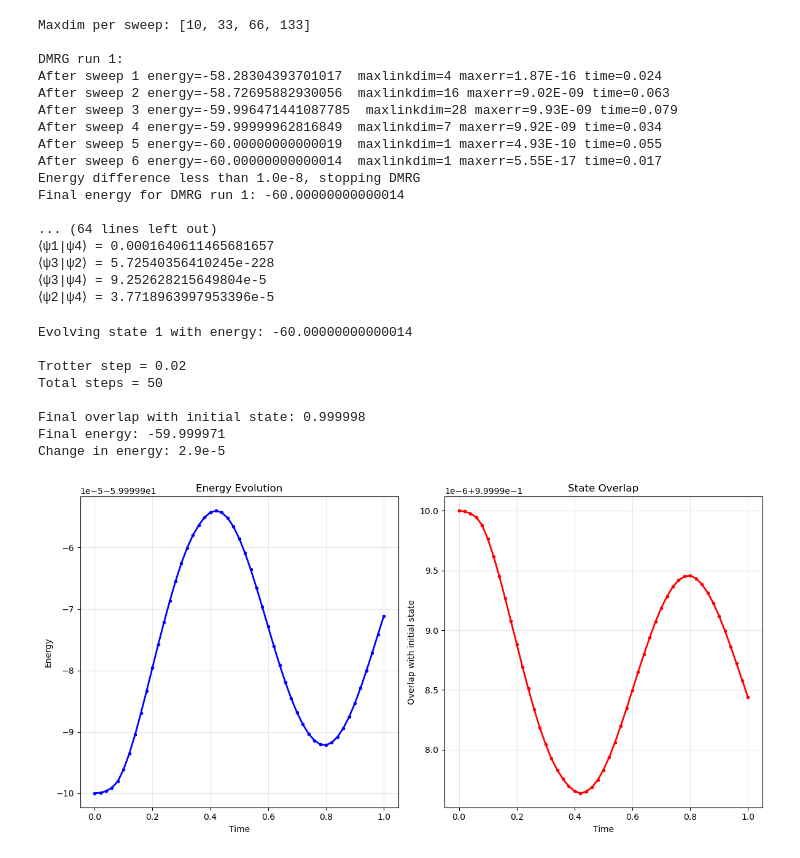
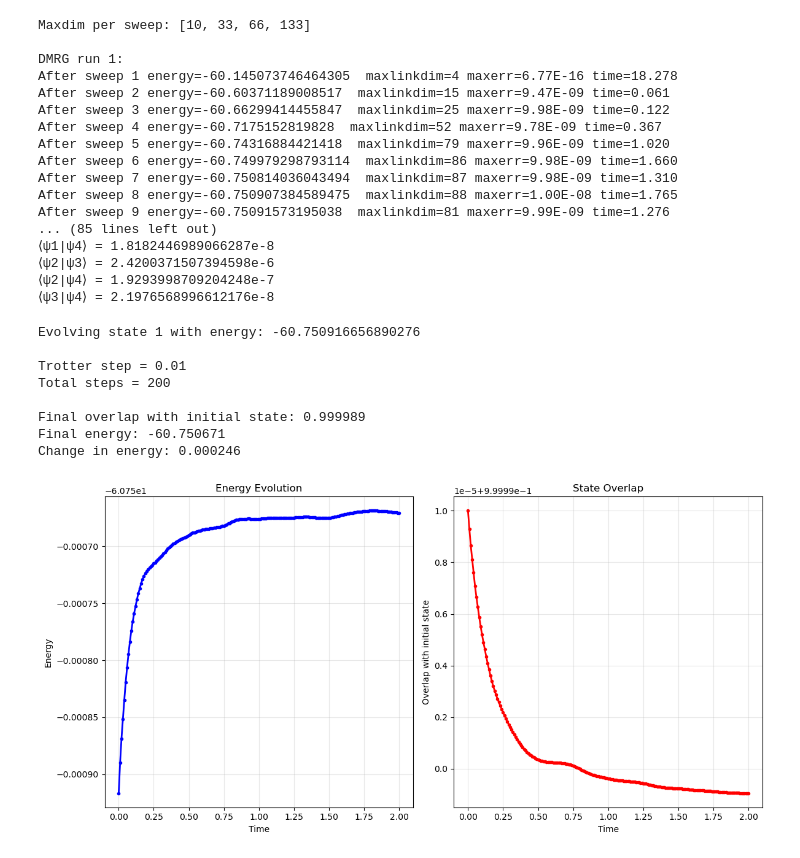
Before and after one commit to wholdhus/majorana_chain_dynamics, a Jupyter notebook: Majorana Chain Dynamics.ipynb, the cells around one changed output. Saved outputs shown, nothing was run; the diff lists cells and outputs as text; code cells hidden in the pictures.

```diff
--- a/Majorana Chain Dynamics.ipynb
+++ b/Majorana Chain Dynamics.ipynb
@@ -12,7 +12,7 @@ global sites = siteinds("S=1/2", L)
 
 # Coupling coefficients
 global lambdaI = 1
-global lambda3 = 1
+global lambda3 = 0.856
 
 # Number of sweeps, bond dimensions, and cutoff for DMRG algorithm
 nsweeps = 20
@@ -93,20 +93,20 @@ end
 Maxdim per sweep: [10, 33, 66, 133]
 
 DMRG run 1:
-After sweep 1 energy=-58.28304393701017  maxlinkdim=4 maxerr=1.87E-16 time=0.024
-After sweep 2 energy=-58.72695882930056  maxlinkdim=16 maxerr=9.02E-09 time=0.063
-After sweep 3 energy=-59.996471441087785  maxlinkdim=28 maxerr=9.93E-09 time=0.079
-After sweep 4 energy=-59.99999962816849  maxlinkdim=7 maxerr=9.92E-09 time=0.034
-After sweep 5 energy=-60.00000000000019  maxlinkdim=1 maxerr=4.93E-10 time=0.055
-After sweep 6 energy=-60.00000000000014  maxlinkdim=1 maxerr=5.55E-17 time=0.017
-Energy difference less than 1.0e-8, stopping DMRG
-Final energy for DMRG run 1: -60.00000000000014
-
-... (64 lines left out)
-⟨ψ1|ψ4⟩ = 0.0001640611465681657
-⟨ψ3|ψ2⟩ = 5.72540356410245e-228
-⟨ψ3|ψ4⟩ = 9.252628215649804e-5
-⟨ψ2|ψ4⟩ = 3.7718963997953396e-5
+After sweep 1 energy=-60.145073746464305  maxlinkdim=4 maxerr=6.77E-16 time=18.278
+After sweep 2 energy=-60.60371189008517  maxlinkdim=15 maxerr=9.47E-09 time=0.061
+After sweep 3 energy=-60.66299414455847  maxlinkdim=25 maxerr=9.98E-09 time=0.122
+After sweep 4 energy=-60.7175152819828  maxlinkdim=52 maxerr=9.78E-09 time=0.367
+After sweep 5 energy=-60.74316884421418  maxlinkdim=79 maxerr=9.96E-09 time=1.020
+After sweep 6 energy=-60.749979298793114  maxlinkdim=86 maxerr=9.98E-09 time=1.660
+After sweep 7 energy=-60.750814036043494  maxlinkdim=87 maxerr=9.98E-09 time=1.310
+After sweep 8 energy=-60.750907384589475  maxlinkdim=88 maxerr=1.00E-08 time=1.765
+After sweep 9 energy=-60.75091573195038  maxlinkdim=81 maxerr=9.99E-09 time=1.276
+... (85 lines left out)
+⟨ψ1|ψ4⟩ = 1.8182446989066287e-8
+⟨ψ2|ψ3⟩ = 2.4200371507394598e-6
+⟨ψ2|ψ4⟩ = 1.9293998709204248e-7
+⟨ψ3|ψ4⟩ = 2.1976568996612176e-8
 # %%
 # Time Evolution Under Full Hamiltonian
 
@@ -120,8 +120,8 @@ println("Evolving state $state_idx with energy: $initial_energy")
 println()
 
 # Trotter step and total evolution time
-tau = 0.02
-total_time = 1.0
+tau = 0.01
+total_time = 2.0
 n_steps = Int(total_time / tau)
 println("Trotter step = $tau")
 println("Total steps = $n_steps")
@@ -193,40 +193,40 @@ end
 
 # Final results
 final_overlap = overlap_vals[end]
 final_energy = energy_vals[end]
 println("Final overlap with initial state: $(round(final_overlap, digits=6))")
 println("Final energy: $(round(final_energy, digits=6))")
 println("Change in energy: $(round(abs(final_energy - initial_energy), digits=6))")
 
 # Plotting
 fig, (ax1, ax2) = PythonPlot.subplots(1, 2, figsize=(12, 6))
 
     # Energy
     ax1.plot(times, energy_vals, "b.-", linewidth=2)
     ax1.set_xlabel("Time")
     ax1.set_ylabel("Energy")
     ax1.grid(true, alpha=0.3)
     ax1.set_title("Energy Evolution")
 
     # Overlap
     ax2.plot(times, overlap_vals, "r.-", linewidth=2)
     ax2.set_xlabel("Time")
     ax2.set_ylabel("Overlap with initial state")
     ax2.grid(true, alpha=0.3)
     ax2.set_title("State Overlap")
 
 PythonPlot.tight_layout()
 PythonPlot.show()
 # %% [output]
-Evolving state 1 with energy: -60.00000000000014
+Evolving state 1 with energy: -60.750916656890276
 
-Trotter step = 0.02
-Total steps = 50
+Trotter step = 0.01
+Total steps = 200
 
-Final overlap with initial state: 0.999998
-Final energy: -59.999971
-Change in energy: 2.9e-5
+Final overlap with initial state: 0.999989
+Final energy: -60.750671
+Change in energy: 0.000246
-[figure, old version]
+[figure, new version]
 # %%
 # Z-Z Correlations
 
```
Also changed, not shown: parts of 4 cells of this notebook.
